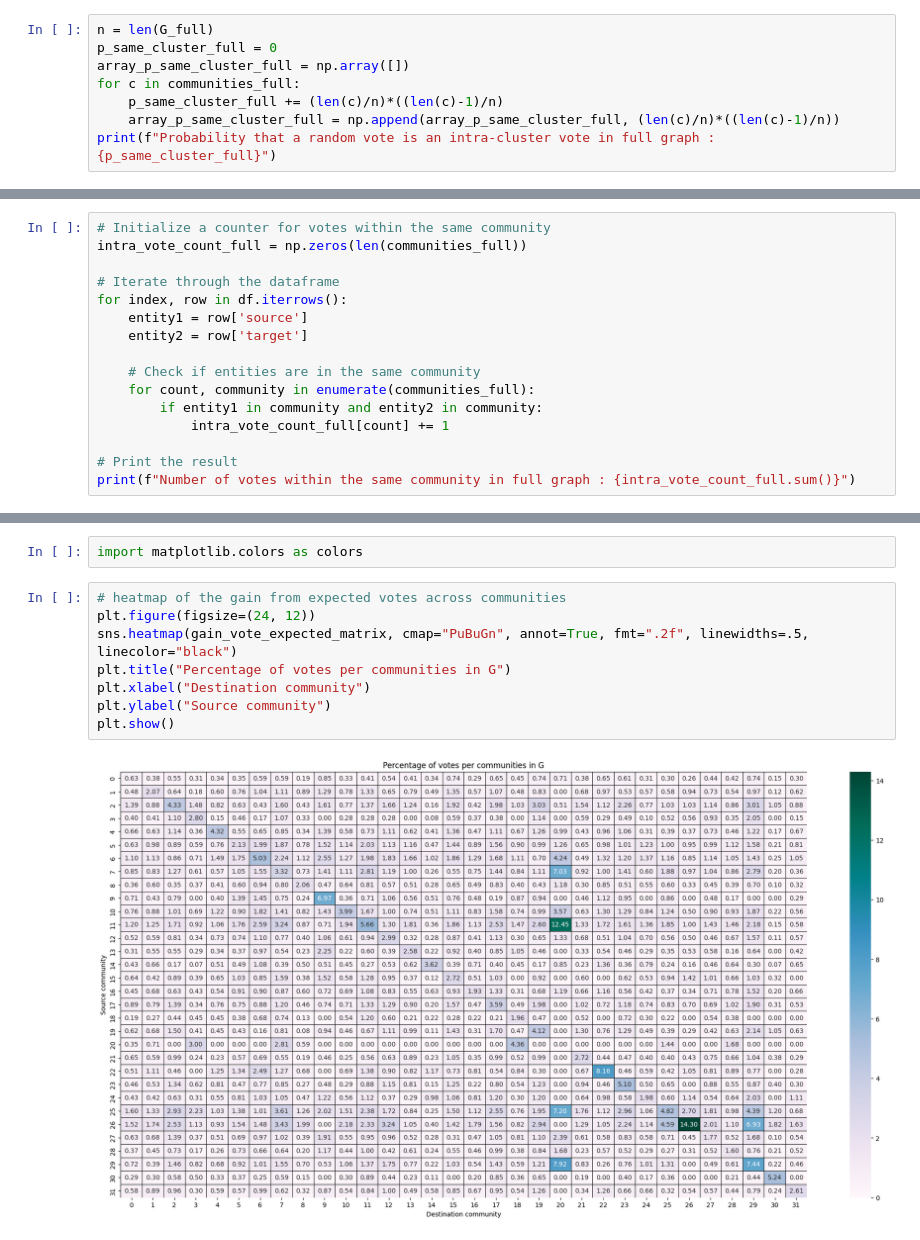
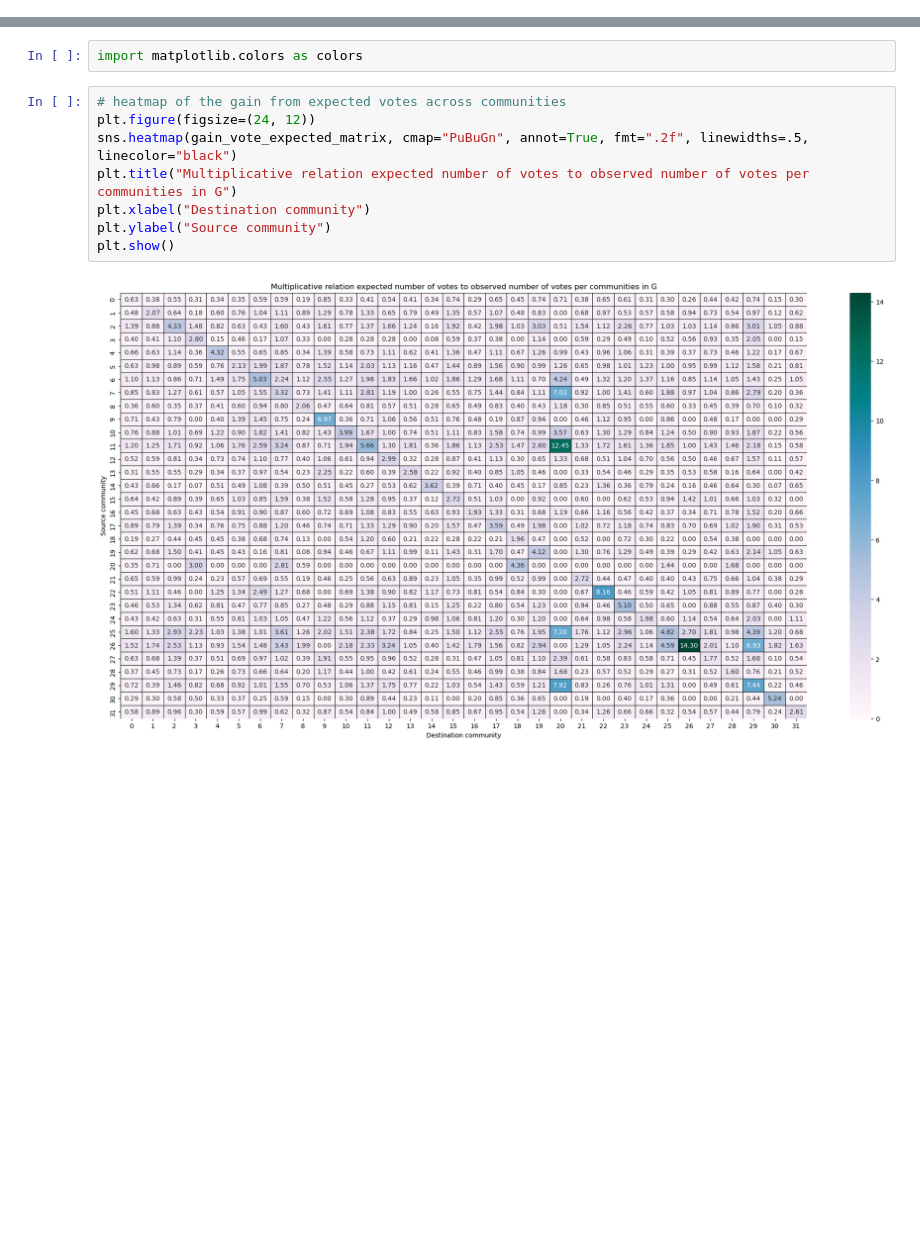
Before and after one commit to epfl-ada/ada-2023-project-thedatafreaks, a Jupyter notebook: notebooks/Communities.ipynb, the cells around one changed output, grey strips where cells are left out. Drawn from its saved outputs; the diff is of its cells as text; blank space fills up the shorter version.

```diff
--- a/notebooks/Communities.ipynb
+++ b/notebooks/Communities.ipynb
@@ -128,11 +109,3 @@ for c in communities:
 print(f"Probability that a random vote is an intra-cluster vote in interaction graph : {p_same_cluster}")
 # %% [output]
 Probability that a random vote is an intra-cluster vote in interaction graph : 0.07123917664601835
-# %%
-n = len(G_full)
-p_same_cluster_full = 0
-array_p_same_cluster_full = np.array([])
-for c in communities_full:
-    p_same_cluster_full += (len(c)/n)*((len(c)-1)/n)
-    array_p_same_cluster_full = np.append(array_p_same_cluster_full, (len(c)/n)*((len(c)-1)/n))
-print(f"Probability that a random vote is an intra-cluster vote in full graph : {p_same_cluster_full}")
@@ -156,19 +127,3 @@ for index, row in df.iterrows():
 print(f"Number of votes within the same community : {intra_vote_count.sum()}")
 # %% [output]
 Number of votes within the same community : 20588.0
-# %%
-# Initialize a counter for votes within the same community
-intra_vote_count_full = np.zeros(len(communities_full))
-
-# Iterate through the dataframe
-for index, row in df.iterrows():
-    entity1 = row['source']
-    entity2 = row['target']
-
-    # Check if entities are in the same community
-    for count, community in enumerate(communities_full):
-        if entity1 in community and entity2 in community:
-            intra_vote_count_full[count] += 1
-
-# Print the result
-print(f"Number of votes within the same community in full graph : {intra_vote_count_full.sum()}")
@@ -378,10 +323,10 @@ import matplotlib.colors as colors
 # %%
 # heatmap of the gain from expected votes across communities
 plt.figure(figsize=(24, 12))
 sns.heatmap(gain_vote_expected_matrix, cmap="PuBuGn", annot=True, fmt=".2f", linewidths=.5, linecolor="black")
-plt.title("Percentage of votes per communities in G")
+plt.title("Multiplicative relation expected number of votes to observed number of votes per communities in G")
 plt.xlabel("Destination community")
 plt.ylabel("Source community")
 plt.show()
 # %% [output]
-[figure, old version]
+[figure, new version]
```
Also changed, not shown: parts of 12 cells of this notebook.
